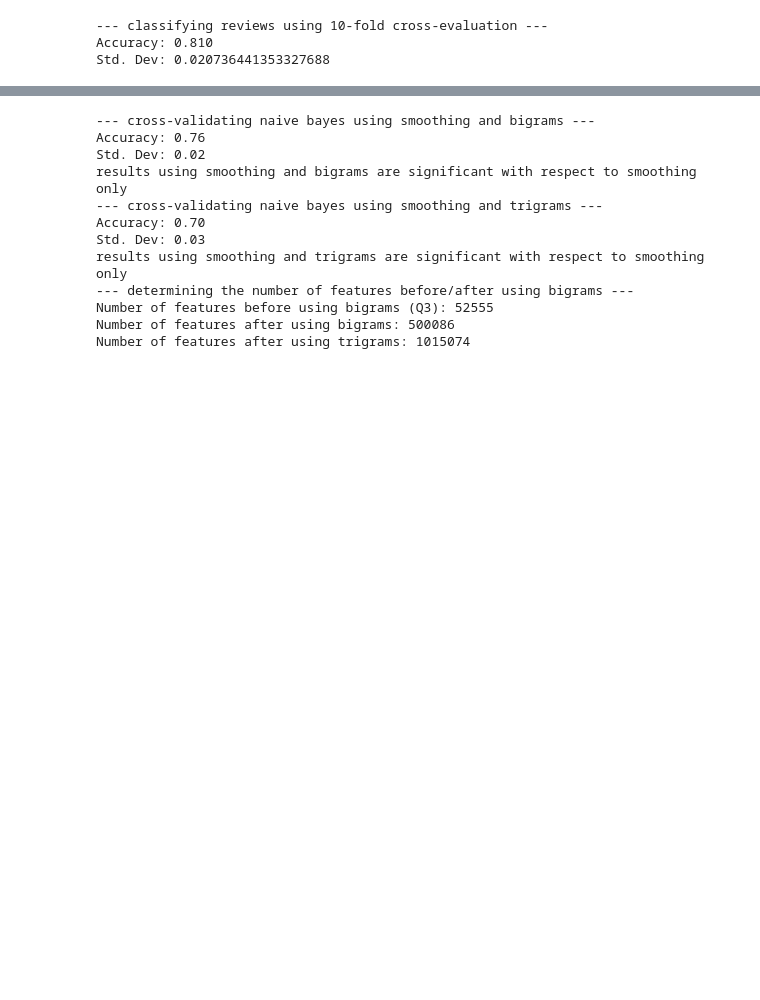
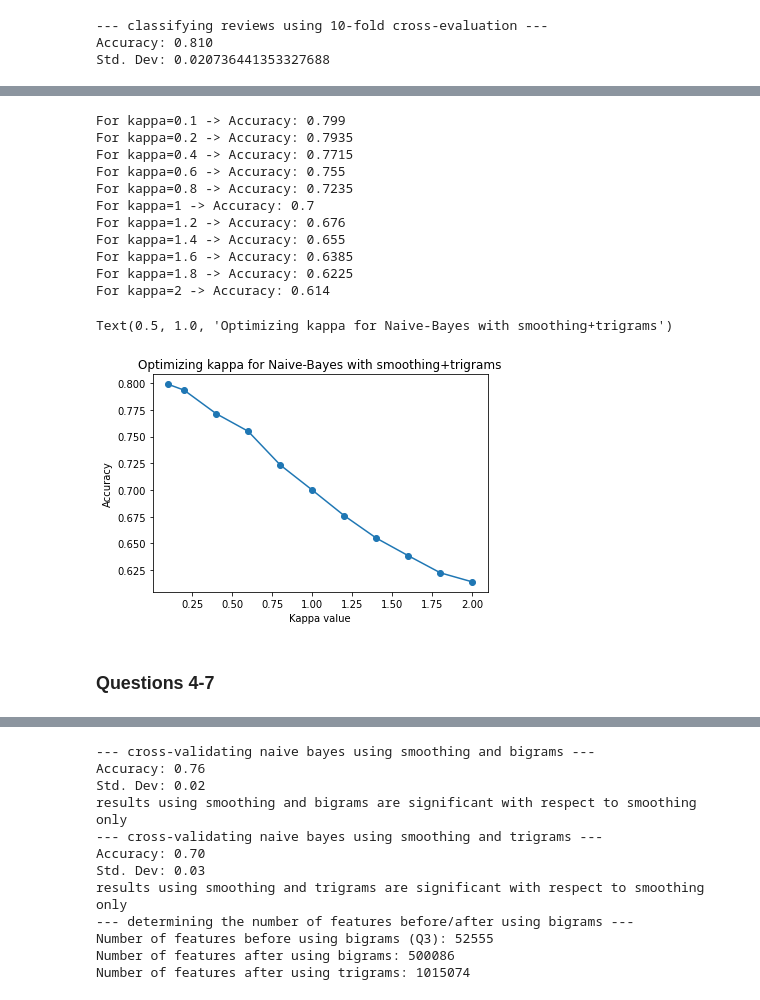
Before and after one commit to AlejandroSantorum/MPhil_MLMI_Cambridge, a Jupyter notebook: MLMI13-Natural_Language_Processing/Lab/code/practical.ipynb, the cells around one changed output, grey strips where cells are left out. Drawn from its saved outputs; the diff is of its cells as text; code cells hidden in the pictures; blank space fills up the shorter version.

```diff
--- a/MLMI13-Natural_Language_Processing/Lab/code/practical.ipynb
+++ b/MLMI13-Natural_Language_Processing/Lab/code/practical.ipynb
@@ -93,3 +163,36 @@ Std. Dev: 0.020736441353327688
+# %%
+# ADDITIONAL ANALYSIS: optimizing kappa value (NB + SMOOTHING + TRIGRAMS)
+
+accs = []
+kappas = [0.1, 0.2, 0.4, 0.6, 0.8, 1, 1.2, 1.4, 1.6, 1.8, 2]
+
+for k in kappas:
+    NB=NaiveBayesText(smoothing=True,bigrams=False,trigrams=True,discard_closed_class=False,kappa=k)
+    NB.crossValidate(corpus)
+    acc = NB.getAccuracy()
+    accs.append(acc)
+    print("For kappa="+str(k)+" -> Accuracy:", acc)
+
+plt.plot(kappas, accs, 'o-')
+plt.xlabel("Kappa value")
+plt.ylabel("Accuracy")
+plt.title("Optimizing kappa for Naive-Bayes with smoothing+trigrams")
+# %% [output]
+For kappa=0.1 -> Accuracy: 0.799
+For kappa=0.2 -> Accuracy: 0.7935
+For kappa=0.4 -> Accuracy: 0.7715
+For kappa=0.6 -> Accuracy: 0.755
+For kappa=0.8 -> Accuracy: 0.7235
+For kappa=1 -> Accuracy: 0.7
+For kappa=1.2 -> Accuracy: 0.676
+For kappa=1.4 -> Accuracy: 0.655
+For kappa=1.6 -> Accuracy: 0.6385
+For kappa=1.8 -> Accuracy: 0.6225
+For kappa=2 -> Accuracy: 0.614
+Text(0.5, 1.0, 'Optimizing kappa for Naive-Bayes with smoothing+trigrams')
+[figure, added]
+# %% [markdown]
+### Questions 4-7
 # %%
 # question 4.0
 print("--- stemming corpus ---")
```
Also changed, not shown: parts of 8 cells of this notebook, 3 other files.
